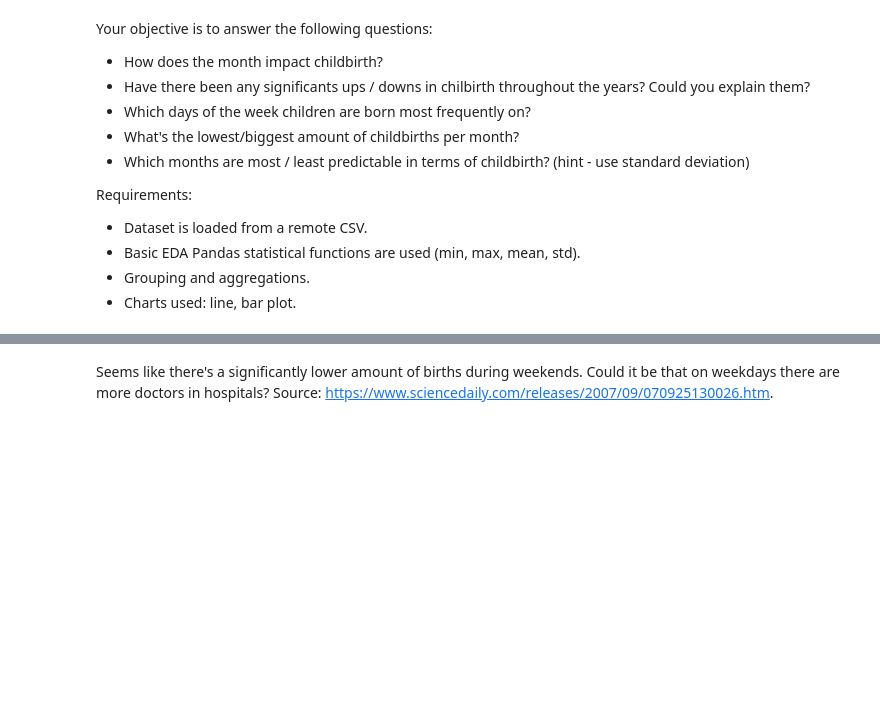
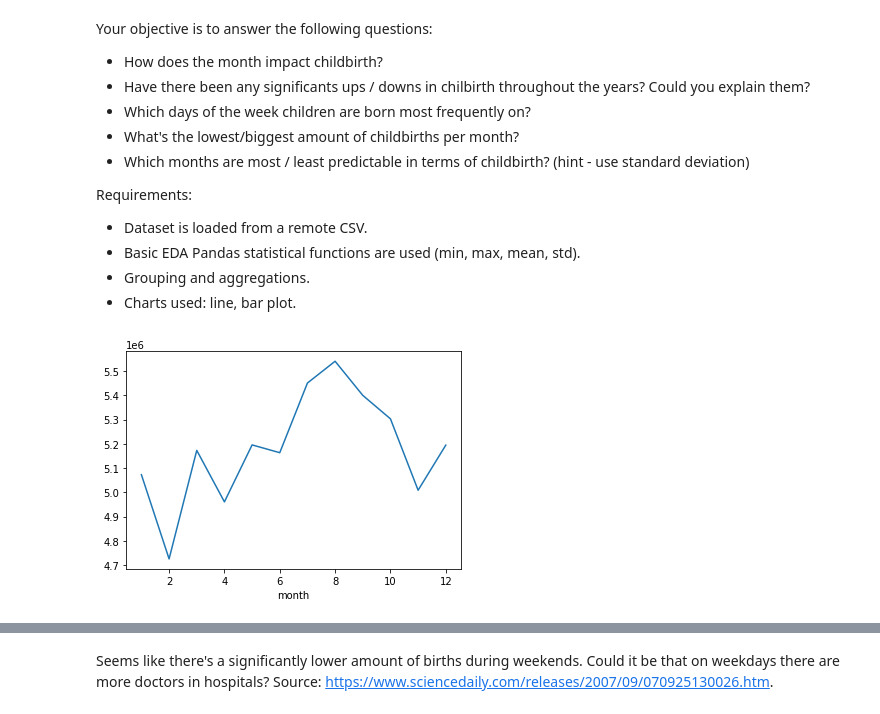
Before and after one commit to MeTomasK/Demo-Subproject, a Jupyter notebook: Demo_subproject.ipynb, the cells around one changed output, grey strips where cells are left out. Drawn from its saved outputs; the diff is of its cells as text; code cells hidden in the pictures; blank space fills up the shorter version.

Commit message:
Updated - exercise exploring statistics of U.S. births.

```diff
--- a/Demo_subproject.ipynb
+++ b/Demo_subproject.ipynb
@@ -270,3 +270,19 @@ Requirements:
 * Basic EDA Pandas statistical functions are used (min, max, mean, std).
 * Grouping and aggregations.
 * Charts used: line, bar plot.
+# %%
+import pandas as pd
+import numpy as np
+import matplotlib.pyplot as plt
+
+df1 = pd.read_csv("https://raw.githubusercontent.com/fivethirtyeight/data/master/births/US_births_2000-2014_SSA.csv")
+
+# How does the month impact childbirth?
+# Most childbirths are on late summer and early spring (peak month - August)
+# February is a month with least childbirths.
+plt.close("all")
+ts = df1.groupby("month")["births"].sum()
+ts.plot()
+plt.show()
+# %% [output]
+[figure, added]
```
Also changed, not shown: parts of 4 cells of this notebook.
